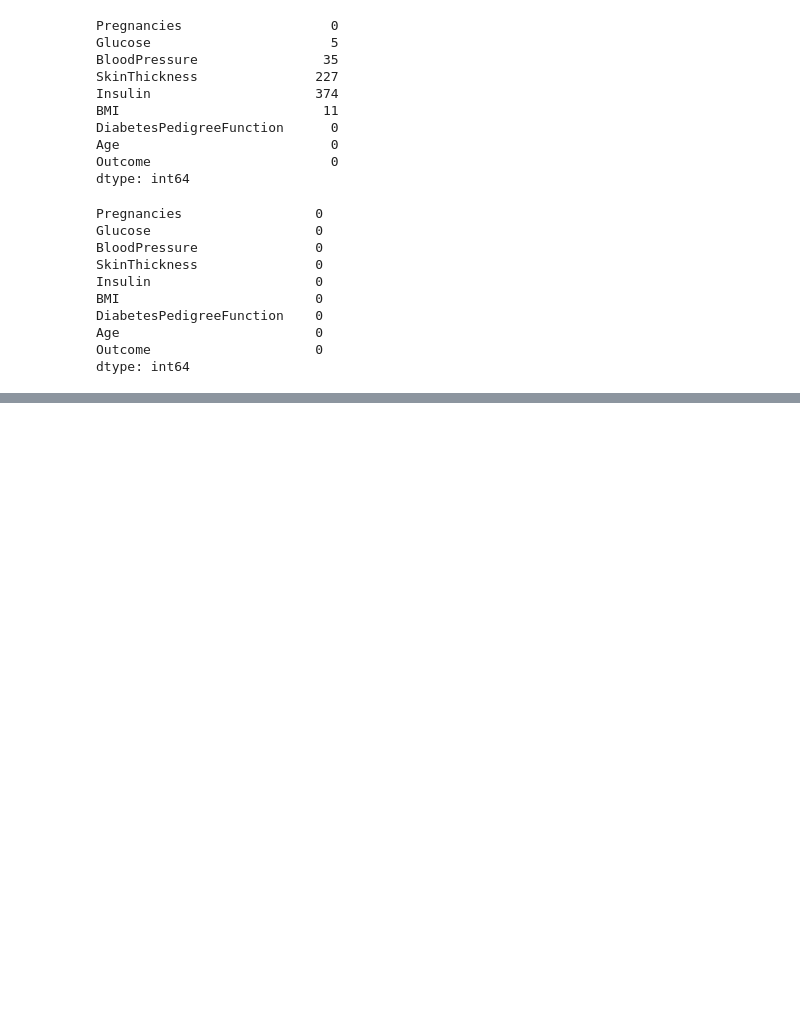
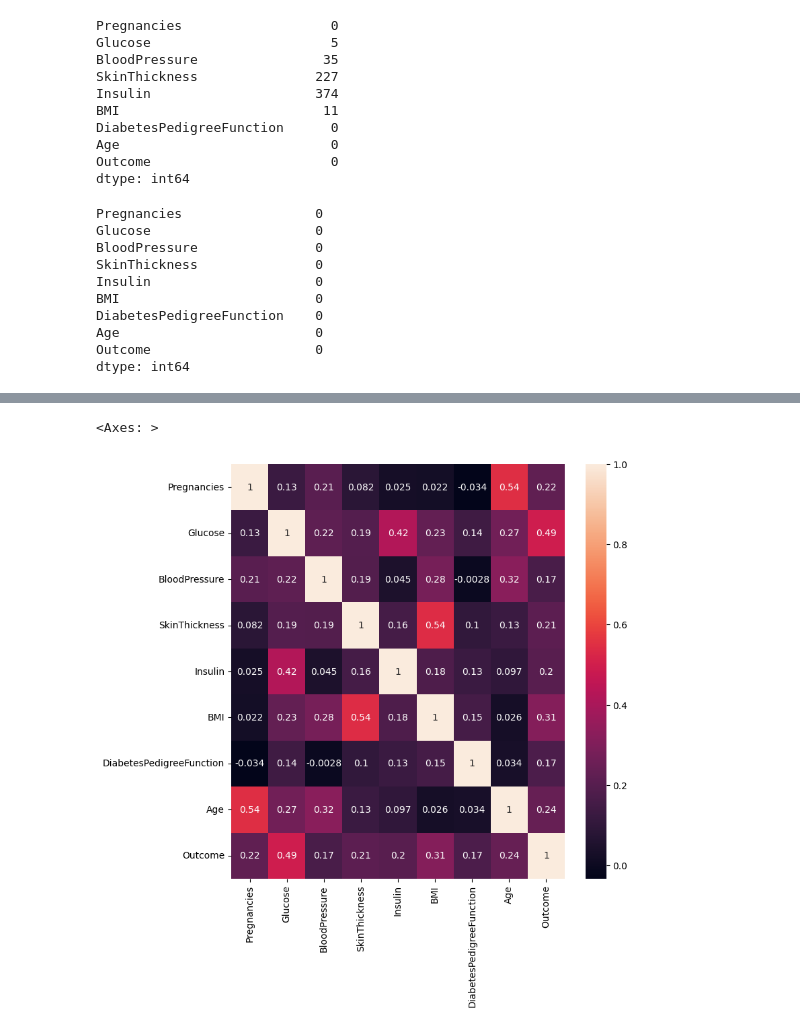
Before and after one commit to pkdc/predict-diabetes, a Jupyter notebook: notebooks/predict_diabetes.ipynb, the cells around one changed output, grey strips where cells are left out. Cells and saved outputs as stored; diff of their text form; code cells hidden in the pictures; blank space fills up the shorter version.

```diff
--- a/notebooks/predict_diabetes.ipynb
+++ b/notebooks/predict_diabetes.ipynb
@@ -130,0 +144,7 @@ dtype: int64
+# %%
+plt.figure(figsize=(8, 8))
+corr_mat = data.corr()
+sns.heatmap(corr_mat, annot=True)
+# %% [output]
+<Axes: >
+[figure, added]
```
Also changed, not shown: parts of 2 cells of this notebook.
